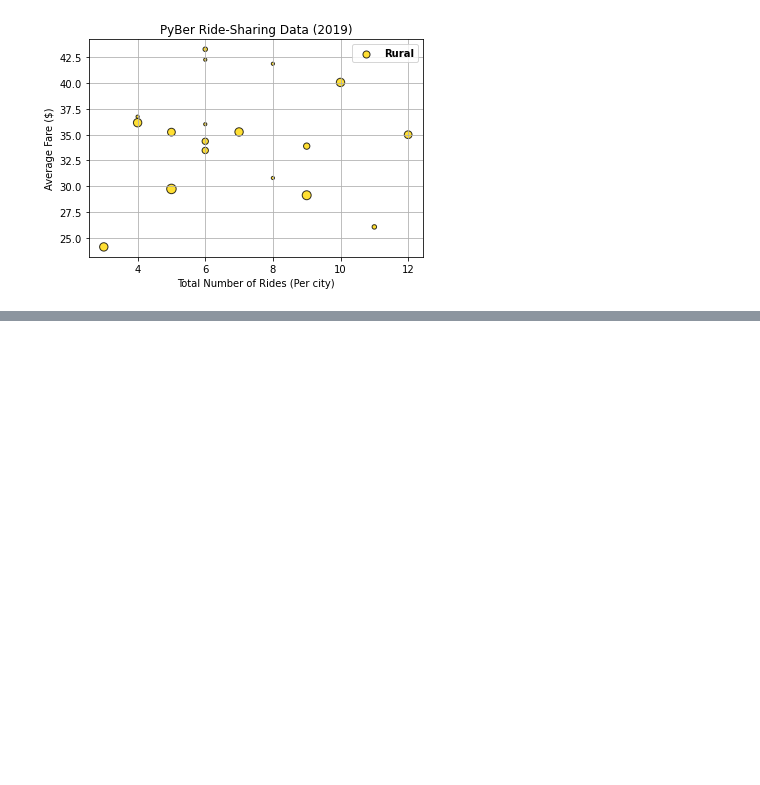
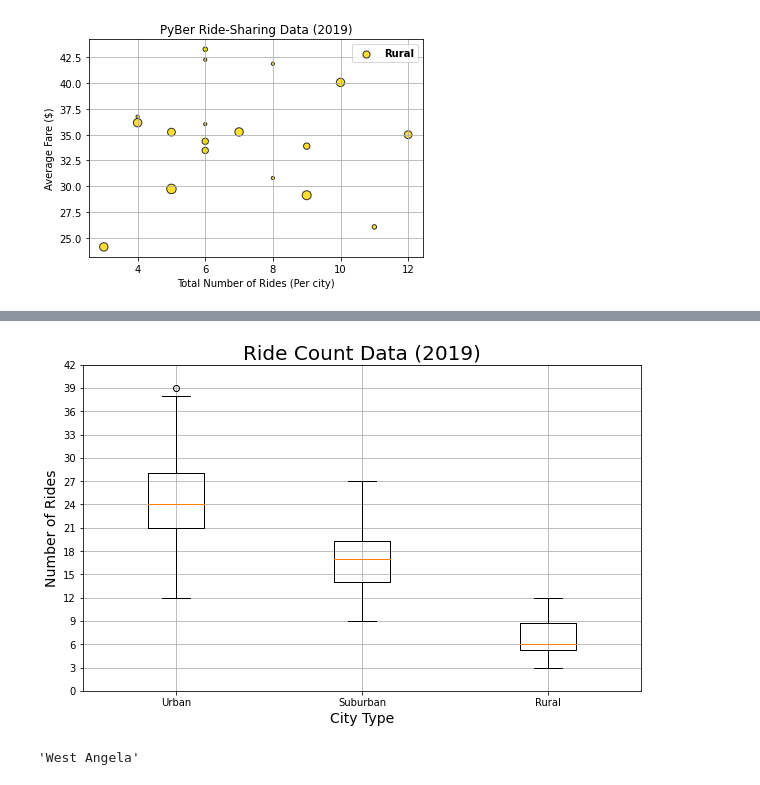
Before and after one commit to MDaily7/PyBer_Analysis, a Jupyter notebook: Pyber.ipynb, the cells around one changed output, grey strips where cells are left out. Saved outputs shown, nothing was run; the diff lists cells and outputs as text; code cells hidden in the pictures; blank space fills up the shorter version.

```diff
--- a/Pyber.ipynb
+++ b/Pyber.ipynb
@@ -182,0 +334,22 @@ plt.savefig()
+# %%
+# Create a box and whisker of all the ride counts
+x_labels = ['Urban', 'Suburban', 'Rural']
+ride_count_data = [urban_ride_count, suburban_ride_count, rural_ride_count]
+fig, ax = plt.subplots(figsize=(10,6))
+ax.boxplot(ride_count_data, labels=x_labels)
+# create axes labels, title, add grid, set yticks
+ax.set_title('Ride Count Data (2019)', fontsize=20)
+ax.set_xlabel('City Type', fontsize=14)
+ax.set_ylabel('Number of Rides', fontsize=14)
+ax.set_yticks(np.arange(0, 45, step=3.0))
+ax.grid()
+plt.savefig('Analysis/Fig2.png')
+plt.show()
+# %% [output]
+[figure, added]
+# %%
+# Finding urban city with ride count outlier
+urban_city_outlier = urban_ride_count[urban_ride_count == 39].index[0]
+urban_city_outlier
+# %% [output]
+'West Angela'
```
Also changed, not shown: parts of 21 cells of this notebook, 3 other files.
